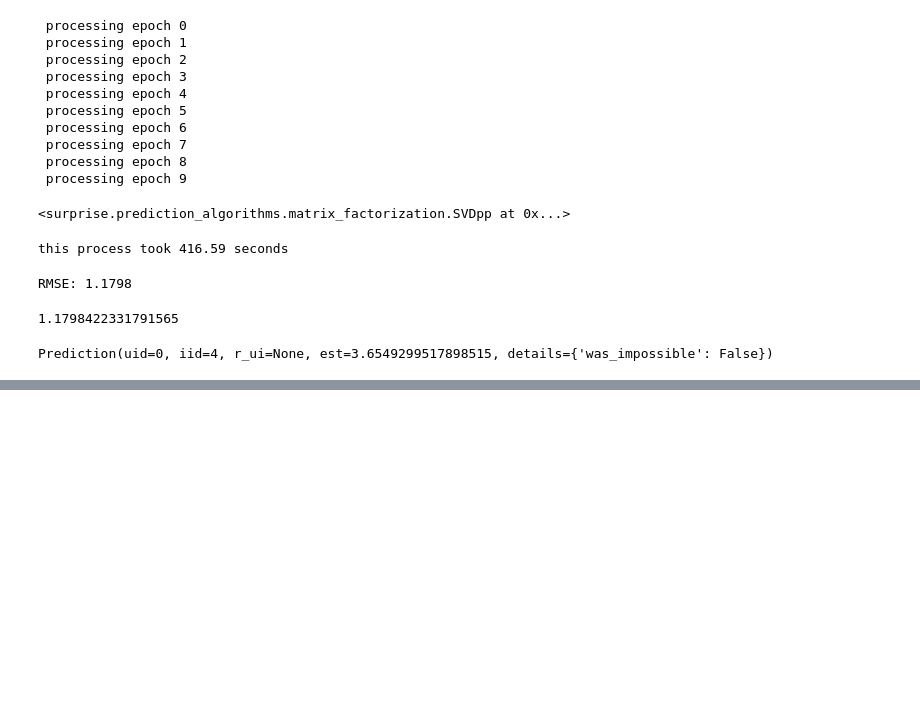
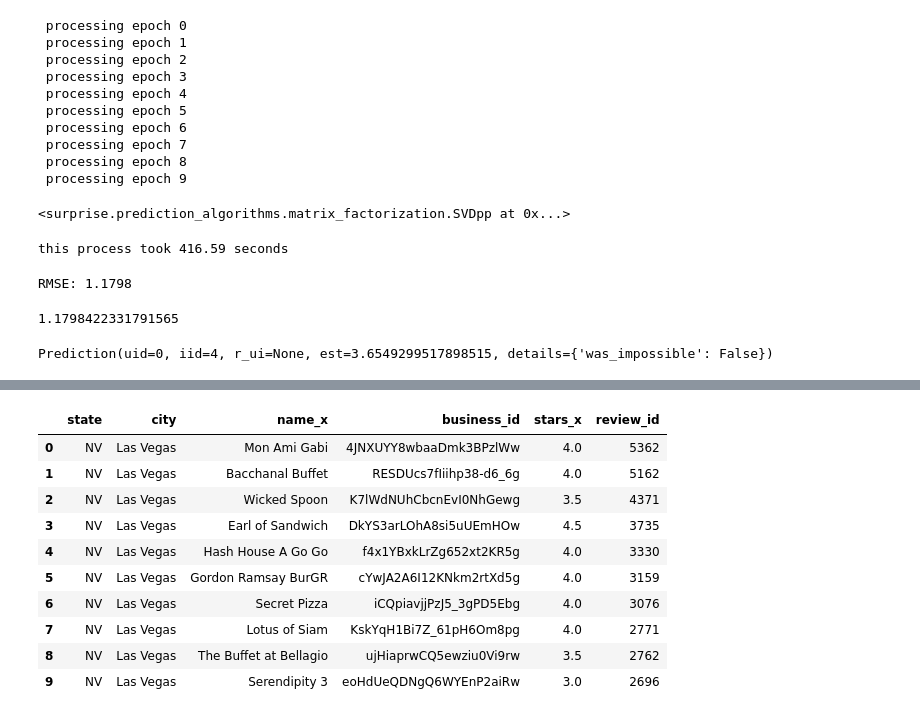
Before and after one commit to mik3up/yelp_recommender_old, a Jupyter notebook: src/Modelling.ipynb, the cells around one changed output, grey strips where cells are left out. Saved outputs shown, nothing was run; the diff lists cells and outputs as text; code cells hidden in the pictures; blank space fills up the shorter version.

```diff
--- a/src/Modelling.ipynb
+++ b/src/Modelling.ipynb
@@ -800,0 +903,16 @@ predictions
+# %%
+summary_df = AZNV_df.groupby(['state', 'city', 'name_x', 'business_id', 'stars_x'])['review_id'].count().sort_values(axis=0, ascending=False, inplace=False, kind='quicksort', na_position='last').to_frame()
+summary_df = summary_df.reset_index()
+summary_df.head(10)
+# %% [output]
+|  | state | city | name_x | business_id | stars_x | review_id |
+| 0 | NV | Las Vegas | Mon Ami Gabi | 4JNXUYY8wbaaDmk3BPzlWw | 4.0 | 5362 |
+| 1 | NV | Las Vegas | Bacchanal Buffet | RESDUcs7fIiihp38-d6_6g | 4.0 | 5162 |
+| 2 | NV | Las Vegas | Wicked Spoon | K7lWdNUhCbcnEvI0NhGewg | 3.5 | 4371 |
+| 3 | NV | Las Vegas | Earl of Sandwich | DkYS3arLOhA8si5uUEmHOw | 4.5 | 3735 |
+| 4 | NV | Las Vegas | Hash House A Go Go | f4x1YBxkLrZg652xt2KR5g | 4.0 | 3330 |
+| 5 | NV | Las Vegas | Gordon Ramsay BurGR | cYwJA2A6I12KNkm2rtXd5g | 4.0 | 3159 |
+| 6 | NV | Las Vegas | Secret Pizza | iCQpiavjjPzJ5_3gPD5Ebg | 4.0 | 3076 |
+| 7 | NV | Las Vegas | Lotus of Siam | KskYqH1Bi7Z_61pH6Om8pg | 4.0 | 2771 |
+| 8 | NV | Las Vegas | The Buffet at Bellagio | ujHiaprwCQ5ewziu0Vi9rw | 3.5 | 2762 |
+| 9 | NV | Las Vegas | Serendipity 3 | eoHdUeQDNgQ6WYEnP2aiRw | 3.0 | 2696 |
```
Also changed, not shown: parts of 27 cells of this notebook, 6 other files.
